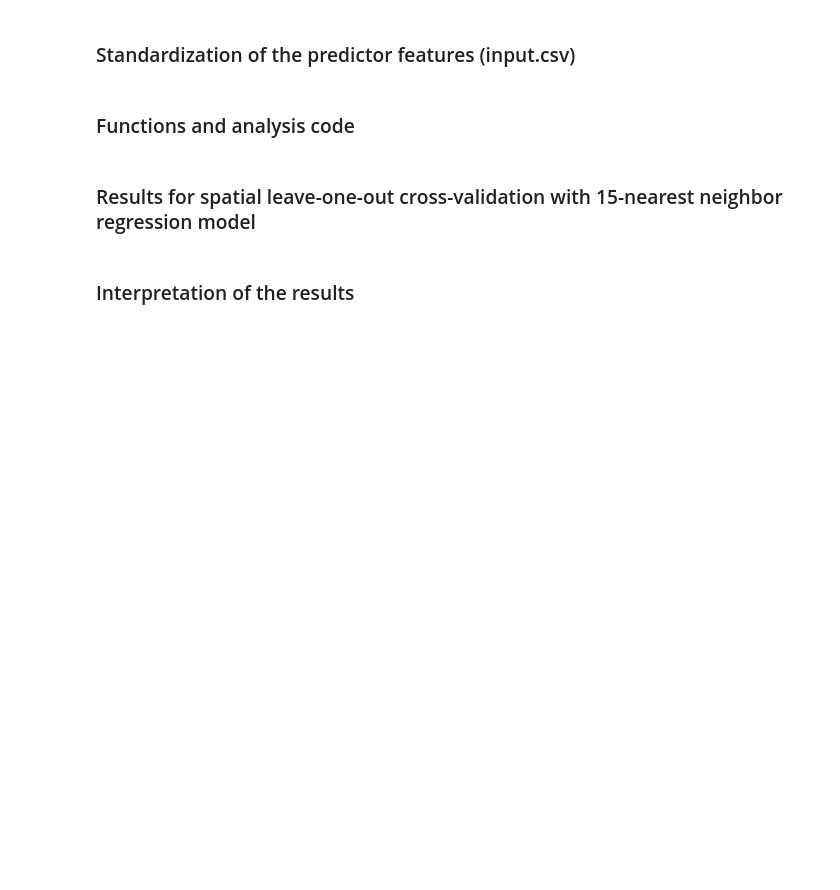
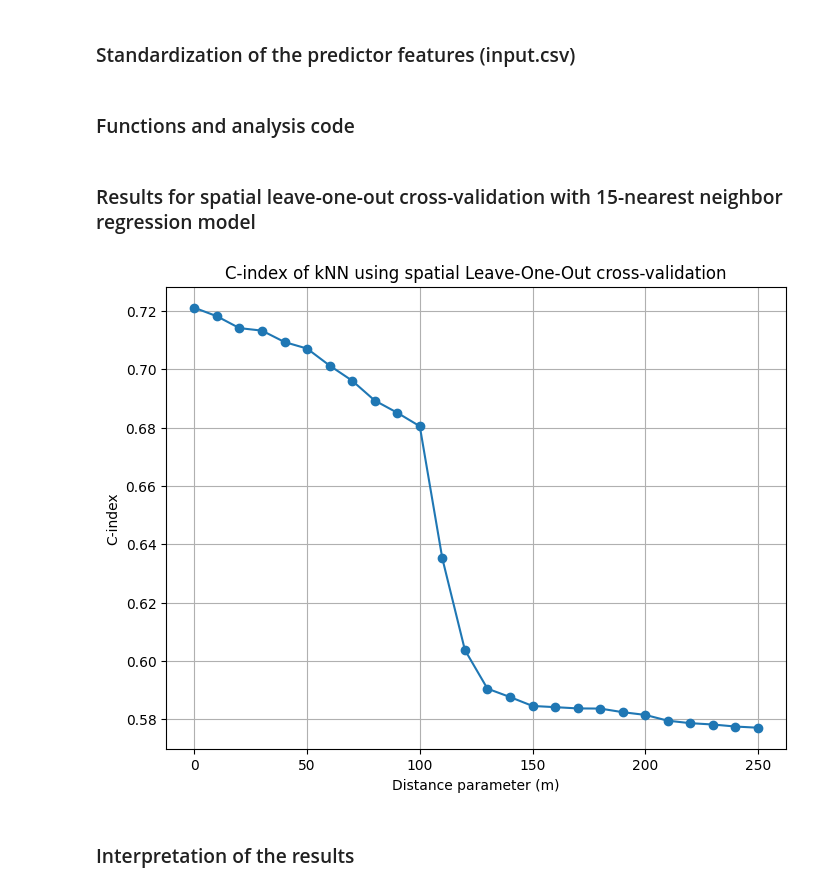
Before and after one commit to konstanyman/EMLM_E3, a Jupyter notebook: EMLM2024_exercise3_template.ipynb, the cells around one changed output. Cells and saved outputs as stored; diff of their text form; code cells hidden in the pictures; blank space fills up the shorter version.

```diff
--- a/EMLM2024_exercise3_template.ipynb
+++ b/EMLM2024_exercise3_template.ipynb
@@ -61,0 +64,10 @@ import numpy as np
+# %%
+# read files
+input_df = pd.read_csv('input.csv')
+output_df = pd.read_csv('output.csv')
+coordinates_df = pd.read_csv('coordinates.csv')
+
+# print dimensions
+print(f'Input dataframe dimensions: {input_df.shape}')
+print(f'Output dataframe dimensions: {output_df.shape}')
+print(f'Coordinates dataframe dimensions: {coordinates_df.shape}')
@@ -67,9 +80,17 @@ import numpy as np
+# %%
+# z-score stardardization over the columns
+scaler = StandardScaler() #create a scaler
+input_df = pd.DataFrame(scaler.fit_transform(input_df)) #fit and transform
 # %% [markdown]
 ### Functions and analysis code
 # %%
-# Include here all the functions and other relevant code that you need in order to implement the task.
+### Function to append unique values to the list ###
+# lst: list to be appended to
+# value: value to be appended to the list
+def append_unique(list, value):
+    if value not in list:
+        list.append(value)
 
-# Note! Utilize the following two functions in your implementation:
 
 ### Function for calculating C-index ###
 # y: array containing true label values.
@@ -112,2 +184,13 @@ def cdists(coordinate_array):
+# %%
+# plotting the results
+plt.figure(figsize=(8, 6))
+plt.plot(sloo_c_index_df['Distance parameter'], sloo_c_index_df['C-index'], marker='o', linestyle='-')
+plt.title('C-index of kNN using spatial Leave-One-Out cross-validation')
+plt.xlabel('Distance parameter (m)')
+plt.ylabel('C-index')
+plt.grid()
+plt.show()
+# %% [output]
+[figure, added]
 # %% [markdown]
 ### Interpretation of the results
```
Also changed, not shown: parts of 10 cells of this notebook.
